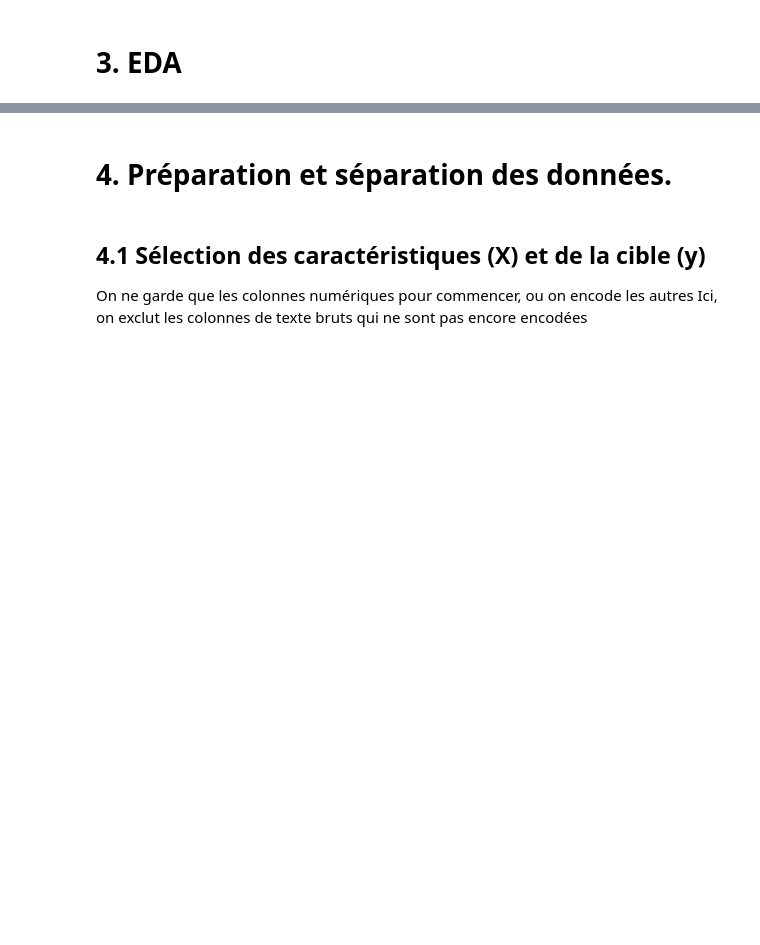
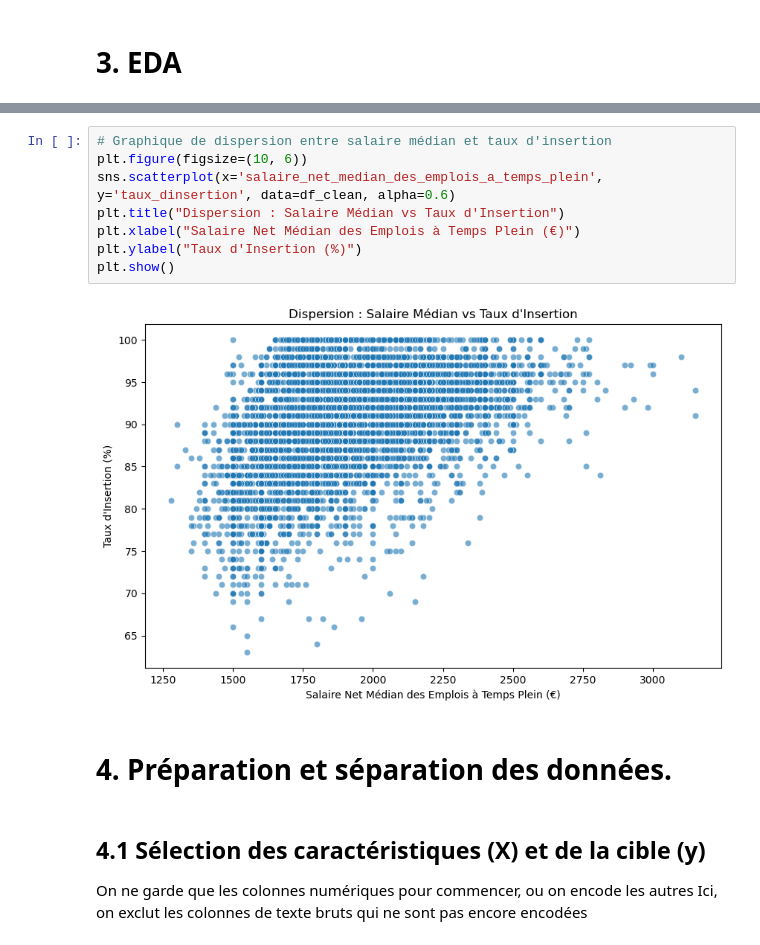
Before and after one commit to mattmathbg/Projet_ML, a Jupyter notebook: Projet.ipynb, the cells around one changed output, grey strips where cells are left out. Saved outputs shown, nothing was run; the diff lists cells and outputs as text; blank space fills up the shorter version.

```diff
--- a/Projet.ipynb
+++ b/Projet.ipynb
@@ -215,3 +209,13 @@ plt.show()
+# %%
+# Graphique de dispersion entre salaire médian et taux d'insertion
+plt.figure(figsize=(10, 6))
+sns.scatterplot(x='salaire_net_median_des_emplois_a_temps_plein', y='taux_dinsertion', data=df_clean, alpha=0.6)
+plt.title("Dispersion : Salaire Médian vs Taux d'Insertion")
+plt.xlabel("Salaire Net Médian des Emplois à Temps Plein (€)")
+plt.ylabel("Taux d'Insertion (%)")
+plt.show()
+# %% [output]
+[figure, added]
 # %% [markdown]
 # 4. Préparation et séparation des données.
 # %% [markdown]
```
Also changed, not shown: parts of 22 cells of this notebook, 1 other file.
